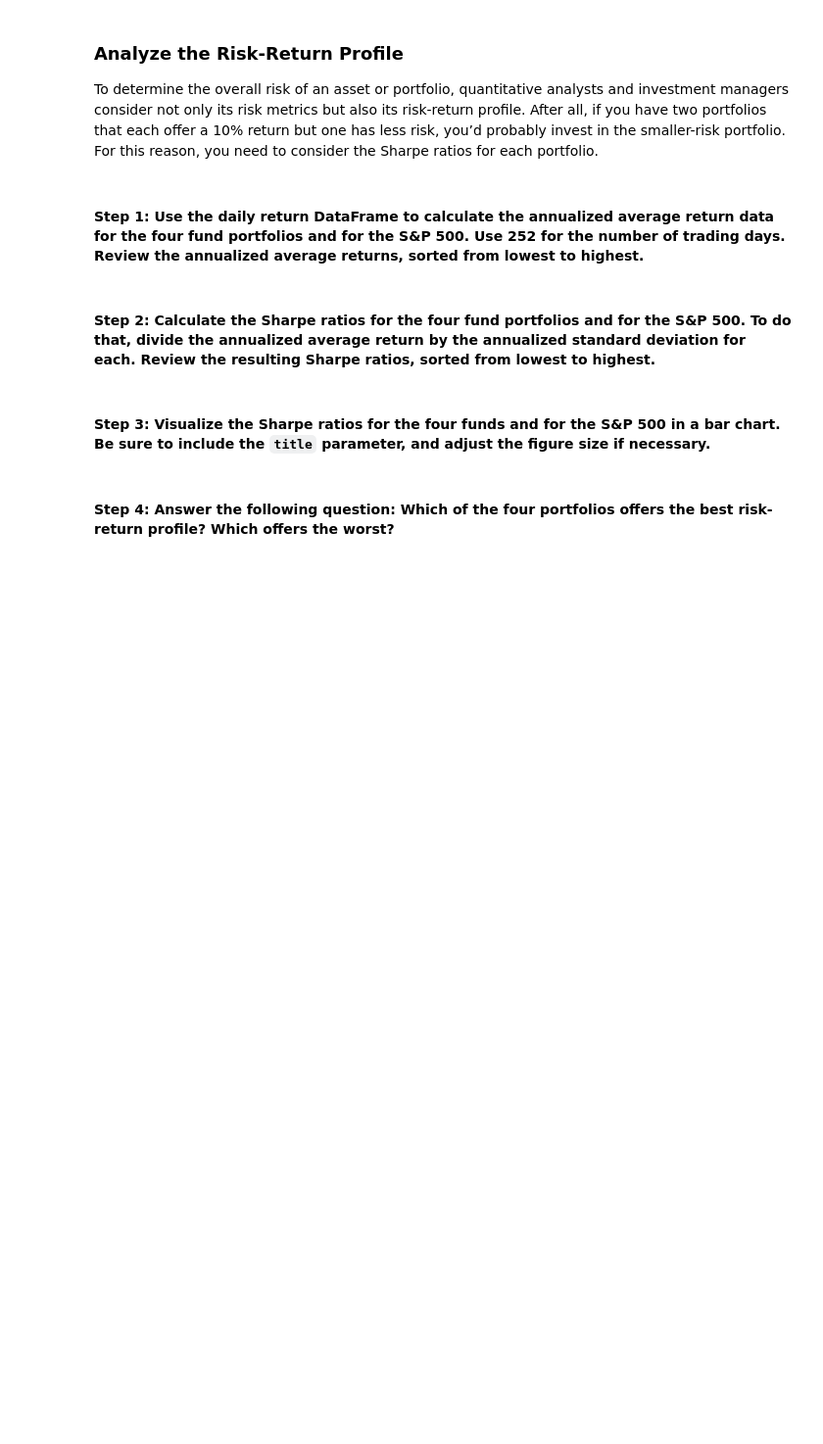
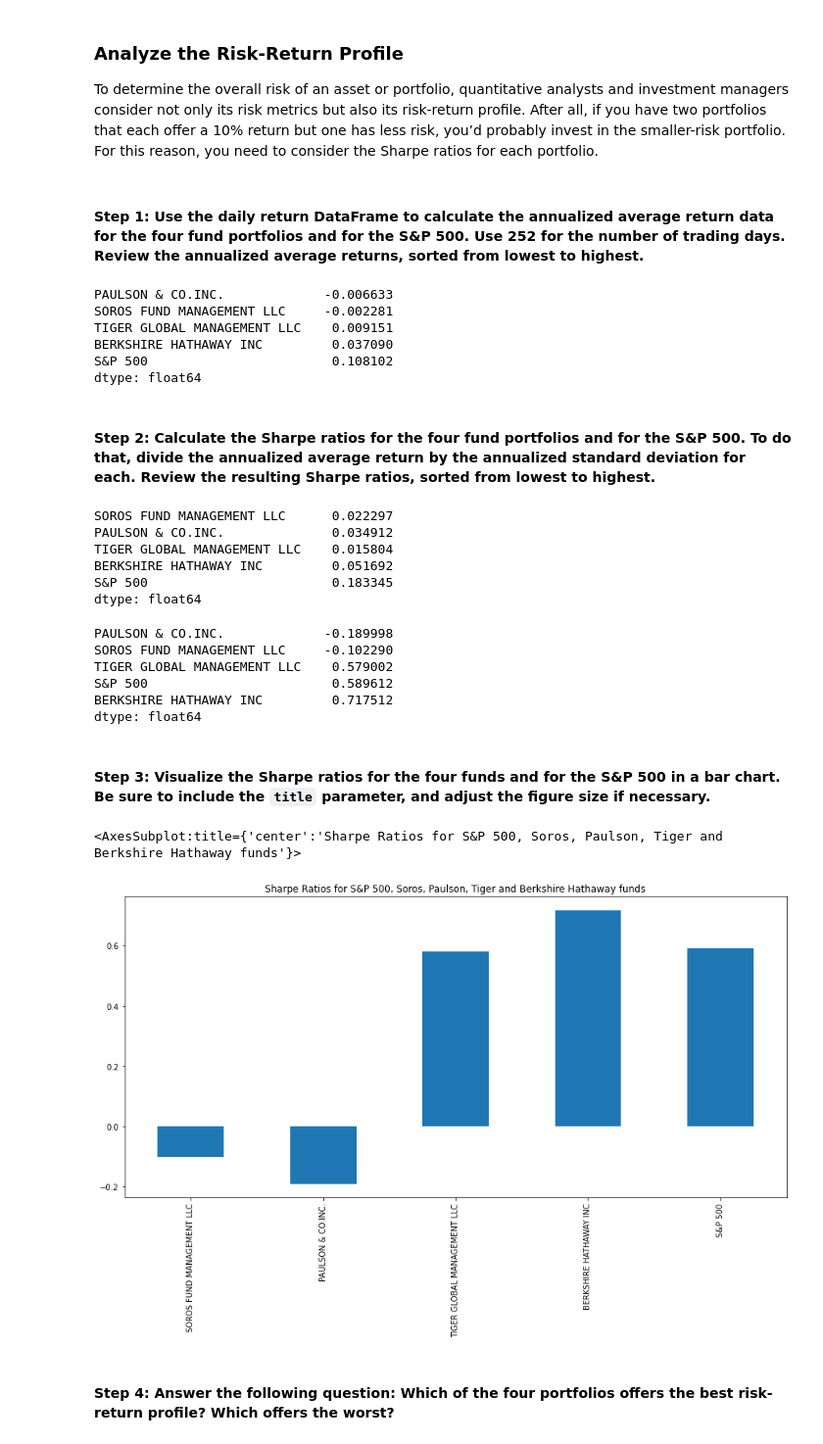
Before and after one commit to odhissm/asset_management, a Jupyter notebook: risk_assessment_app/risk_return_analysis.ipynb, the cells around one changed output. Shown at 98% size. Drawn from its saved outputs; the diff is of its cells as text; code cells hidden in the pictures; blank space fills up the shorter version.

```diff
--- a/risk_assessment_app/risk_return_analysis.ipynb
+++ b/risk_assessment_app/risk_return_analysis.ipynb
@@ -325,18 +364,70 @@ To determine the overall risk of an asset or portfolio, quantitative analysts an
 # Use 252 as the number of trading days in the year
 # Review the annual average returns sorted from lowest to highest
 # YOUR CODE HERE
+
+# Set the number of trading days for the year
+year_trading_days = 252
+
+# Calculate the mean of the daily return values for the funds
+# and multiply that by the number of trading days in the year
+
+average_annual_return_funds_spx = daily_returns.mean() * year_trading_days
+
+# Display the average annual return values for all the funds an S&P 500
+average_annual_return_funds_spx.sort_values()
+# %% [output]
+PAULSON & CO.INC.             -0.006633
+SOROS FUND MANAGEMENT LLC     -0.002281
+TIGER GLOBAL MANAGEMENT LLC    0.009151
+BERKSHIRE HATHAWAY INC         0.037090
+S&P 500                        0.108102
+dtype: float64
 # %% [markdown]
 #### Step 2: Calculate the Sharpe ratios for the four fund portfolios and for the S&P 500. To do that, divide the annualized average return by the annualized standard deviation for each. Review the resulting Sharpe ratios, sorted from lowest to highest.
 # %%
 # Calculate the annualized Sharpe Ratios for each of the 4 portfolios and the S&P 500.
 # Review the Sharpe ratios sorted lowest to highest
 # YOUR CODE HERE
+
+# Calculate the annualized standard deviation
+# multiply the standard deviation (std) for the daily_returns DataFrame
+# by the square root (np.sqrt) of the number of trading days in the year
+annual_std_dev_funds_spx = daily_returns.std() * np.sqrt(year_trading_days)
+
+# Display the results
+annual_std_dev_funds_spx
+# %% [output]
+SOROS FUND MANAGEMENT LLC      0.022297
+PAULSON & CO.INC.              0.034912
+TIGER GLOBAL MANAGEMENT LLC    0.015804
+BERKSHIRE HATHAWAY INC         0.051692
+S&P 500                        0.183345
+dtype: float64
+# %%
+# Calculate Sharpe Ratio by dividing the average annual return by the standard deviation
+sharpe_ratios_funds_spx = average_annual_return_funds_spx / annual_std_dev_funds_spx
+
+# Display sorted results
+sharpe_ratios_funds_spx.sort_values()
+# %% [output]
+PAULSON & CO.INC.             -0.189998
+SOROS FUND MANAGEMENT LLC     -0.102290
+TIGER GLOBAL MANAGEMENT LLC    0.579002
+S&P 500                        0.589612
+BERKSHIRE HATHAWAY INC         0.717512
+dtype: float64
 # %% [markdown]
 #### Step 3: Visualize the Sharpe ratios for the four funds and for the S&P 500 in a bar chart. Be sure to include the `title` parameter, and adjust the figure size if necessary.
 # %%
 # Visualize the Sharpe ratios as a bar chart
 # Include a title parameter and adjust the figure size
 # YOUR CODE HERE
+sharpe_ratios_funds_spx.plot.bar(
+    figsize = (15, 7),
+    title="Sharpe Ratios for S&P 500, Soros, Paulson, Tiger and Berkshire Hathaway funds")
+# %% [output]
+<AxesSubplot:title={'center':'Sharpe Ratios for S&P 500, Soros, Paulson, Tiger and Berkshire Hathaway funds'}>
+[figure, added]
 # %% [markdown]
 #### Step 4: Answer the following question: Which of the four portfolios offers the best risk-return profile? Which offers the worst?
 # %% [markdown]
```
Also changed, not shown: parts of 20 cells of this notebook.
